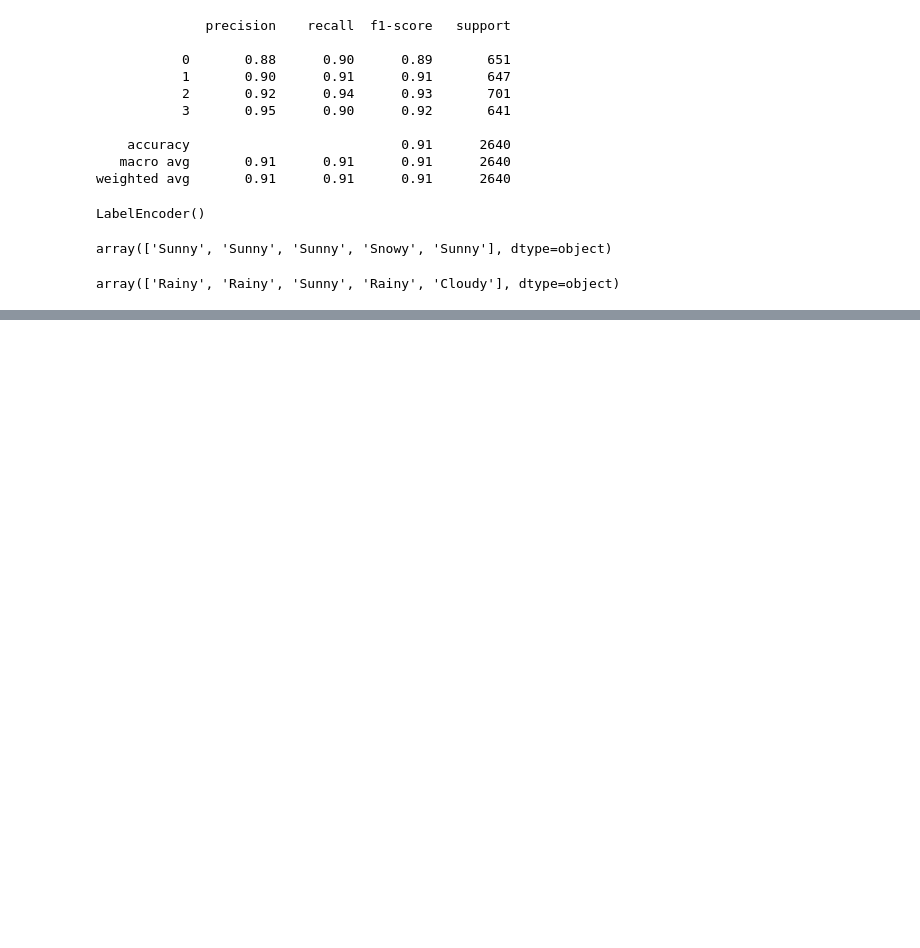
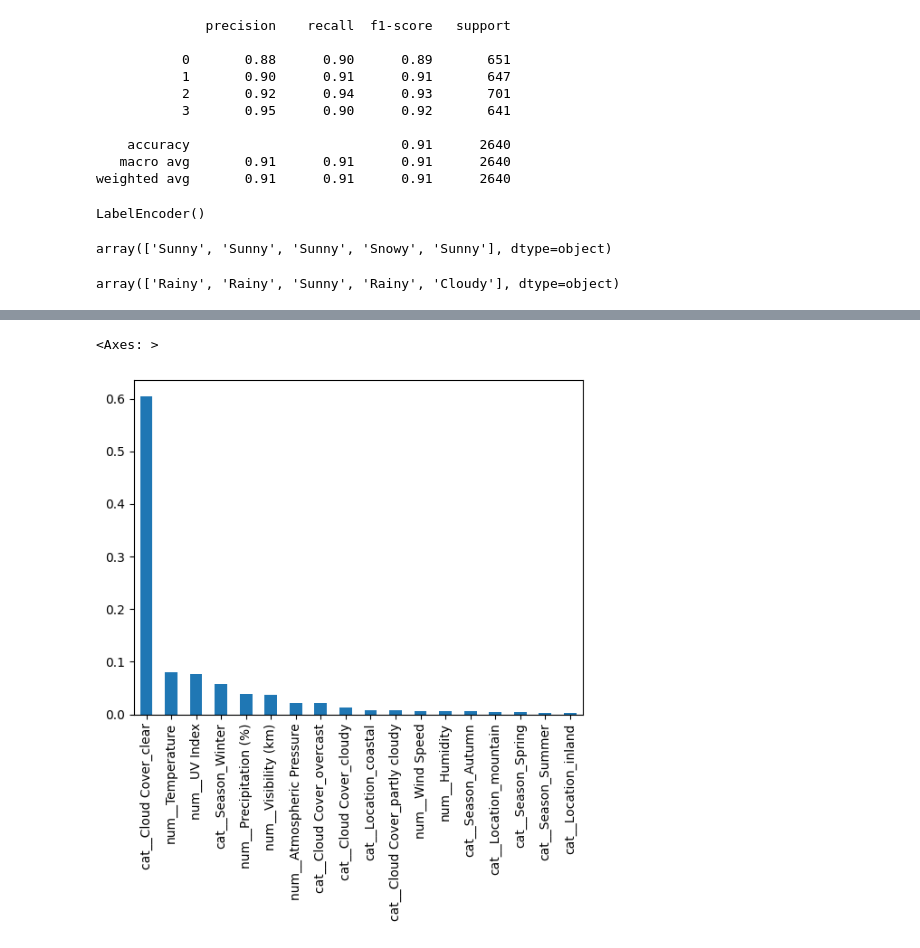
Before and after one commit to utkarshg1/ML_Wakad_6_8pm_30th_Apr, a Jupyter notebook: xgBoost/xgBoost.ipynb, the cells around one changed output, grey strips where cells are left out. Cells and saved outputs as stored; diff of their text form; code cells hidden in the pictures; blank space fills up the shorter version.

```diff
--- a/xgBoost/xgBoost.ipynb
+++ b/xgBoost/xgBoost.ipynb
@@ -333,0 +484,3 @@ array(['Rainy', 'Rainy', 'Sunny', 'Rainy', 'Cloudy'], dtype=object)
+# %%
+imp = pd.Series(model.feature_importances_, index=xtrain.columns)
+imp
@@ -333,0 +529,5 @@ array(['Rainy', 'Rainy', 'Sunny', 'Rainy', 'Cloudy'], dtype=object)
+# %%
+imp.sort_values(ascending=False).plot(kind='bar')
+# %% [output]
+<Axes: >
+[figure, added]
```
Also changed, not shown: parts of 19 cells of this notebook, 1 other file.
